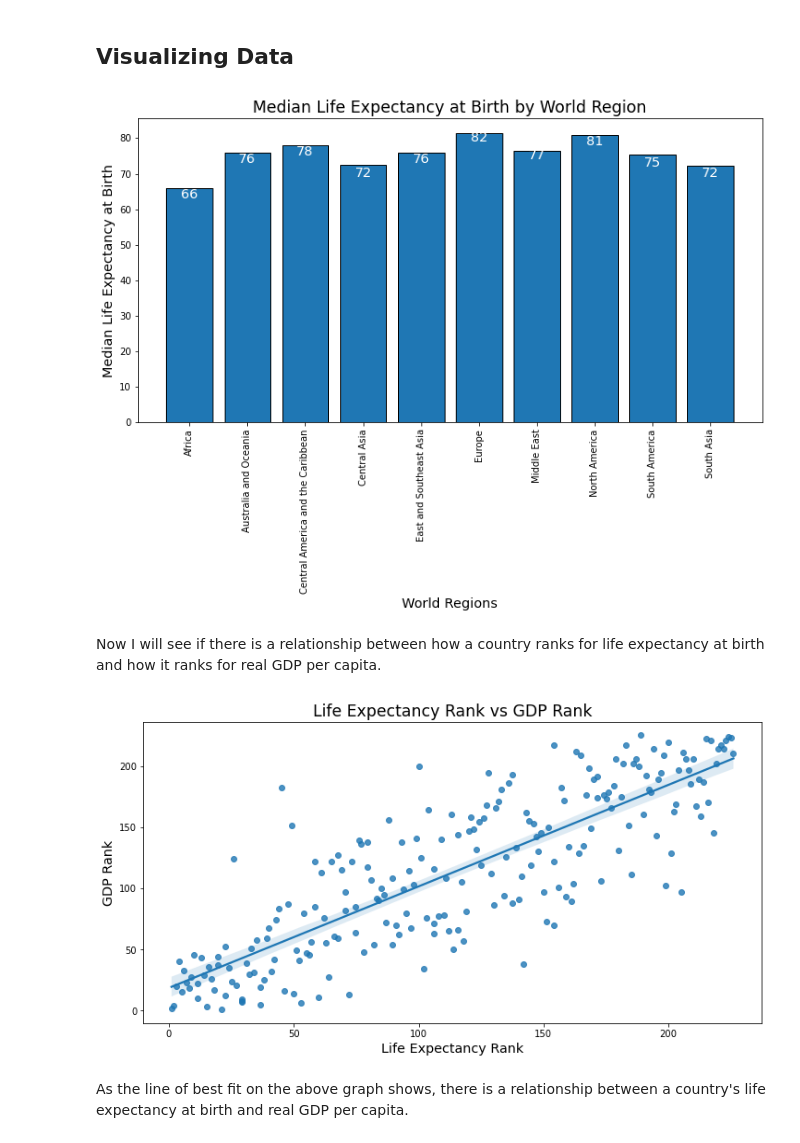
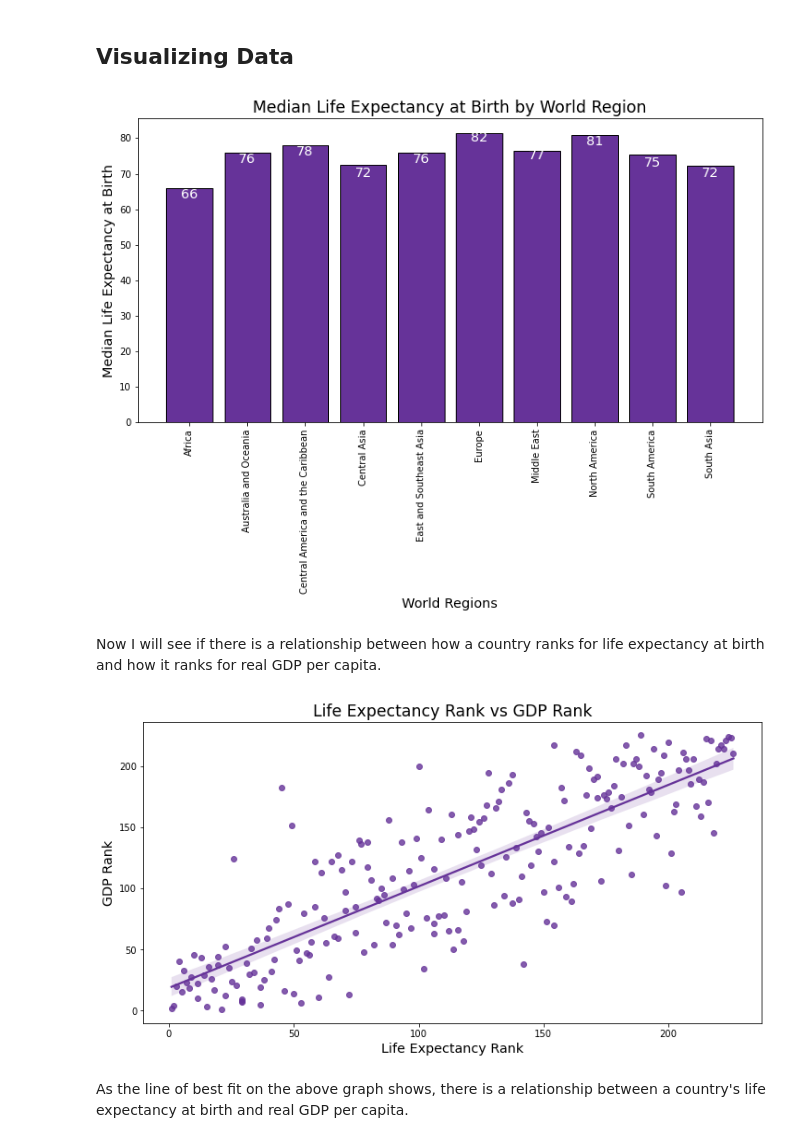
Before and after one commit to RebeccaVachon/Country_Comparisons, a Jupyter notebook: comparison.ipynb, the cells around one changed output. Drawn from its saved outputs; the diff is of its cells as text; code cells hidden in the pictures.

Commit message:
rotated bar chart labels and changed color to purple'

```diff
--- a/comparison.ipynb
+++ b/comparison.ipynb
@@ -185,31 +185,31 @@ regional_le = regional_le.astype(int)
 # %%
 # Creating bar chart showing the life expectancies by region
 plt.figure(figsize=(12,6))
-plt.bar(comparsion_by_region['REGION'], comparsion_by_region['LIFE-EXPECTANCY-AT-BIRTH'], edgecolor='black')
+plt.bar(comparsion_by_region['REGION'], comparsion_by_region['LIFE-EXPECTANCY-AT-BIRTH'], color='rebeccapurple', edgecolor='black')
 plt.title("Median Life Expectancy at Birth by World Region", fontsize='xx-large')
 plt.xlabel('World Regions', fontsize='x-large')
 plt.ylabel('Median Life Expectancy at Birth', fontsize='x-large')
 plt.xticks(rotation='vertical')
 
 for i in range(len(regional_le)):
         plt.annotate(text = (str(regional_le[i])), xy = (regional_regions[i], regional_le[i]),
             fontsize= 'x-large', horizontalalignment='center', verticalalignment='top', color='white')
 
 plt.show()
 # %% [output]
-[figure, old version]
+[figure, new version]
 # %% [markdown]
 Now I will see if there is a relationship between how a country ranks for life expectancy at birth and how it ranks for real GDP per capita.
 # %%
 # Creating scatterplot with line of best fit with seaborn
 plt.figure(figsize=(12,6))
-sns.regplot(data=sorted_comparison_df, x='Life_Expectancy_Rank', y='GDP_Rank')
+sns.regplot(data=sorted_comparison_df, x='Life_Expectancy_Rank', y='GDP_Rank', color='rebeccapurple')
 plt.title("Life Expectancy Rank vs GDP Rank", fontsize='xx-large')
 plt.xlabel('Life Expectancy Rank', fontsize='x-large')
 plt.ylabel('GDP Rank', fontsize='x-large')
 
 plt.show()
 # %% [output]
-[figure, old version]
+[figure, new version]
 # %% [markdown]
 As the line of best fit on the above graph shows, there is a relationship between a country's life expectancy at birth and real GDP per capita.
```
